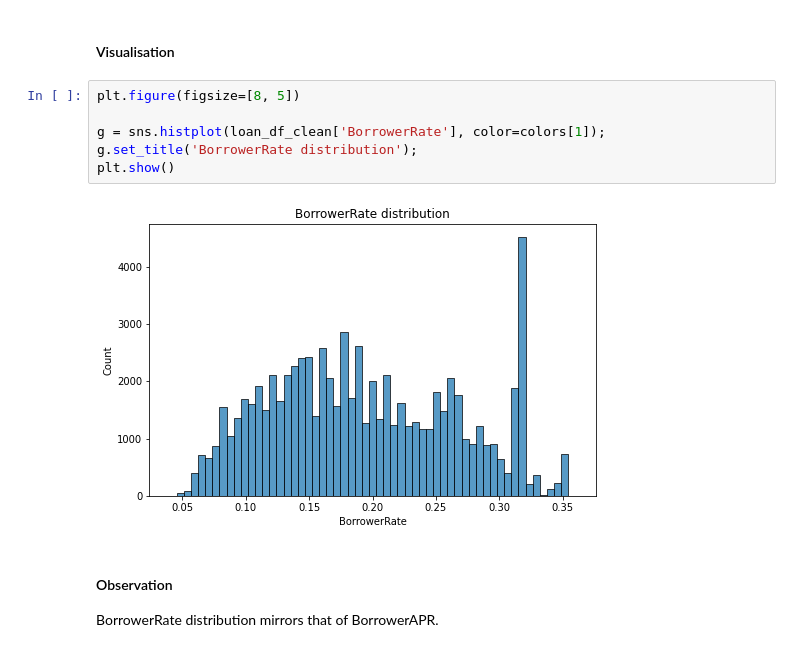
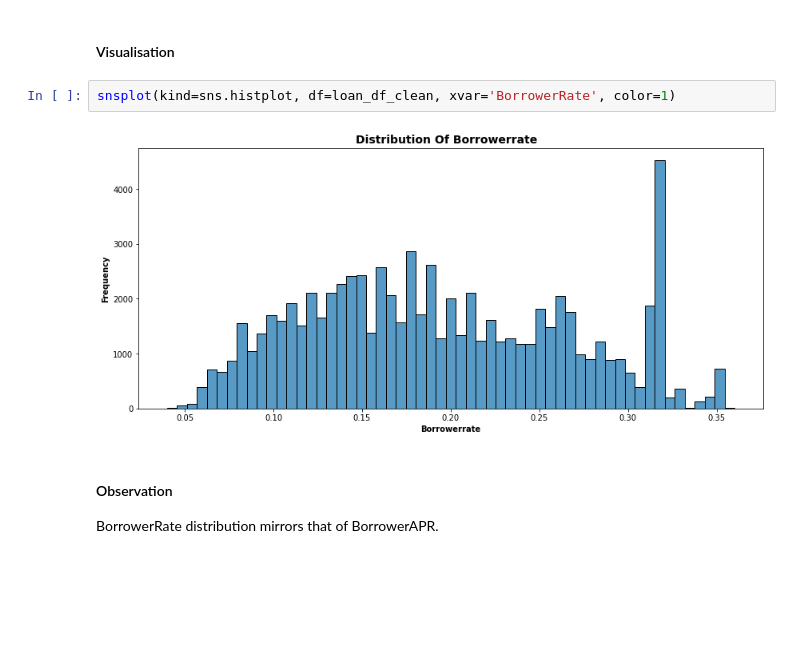
Before and after one commit to OsyTheDataGuy/Prosper-Loan-Dataset-Exploration-w-Data-Reporting-DAND-Project-3, a Jupyter notebook: Part_I_exploration.ipynb, the cells around one changed output. Cells and saved outputs as stored; diff of their text form; blank space fills up the shorter version.

```diff
--- a/Part_I_exploration.ipynb
+++ b/Part_I_exploration.ipynb
@@ -611,14 +626,10 @@ Most listings have BorrowAPR below 0.40
 ### Question: What is the distribution of `BorrowerRate`?
 # %% [markdown]
 #### Visualisation
-# %%
-plt.figure(figsize=[8, 5])
-
-g = sns.histplot(loan_df_clean['BorrowerRate'], color=colors[1]);
-g.set_title('BorrowerRate distribution');
-plt.show()
-# %% [output]
-[figure, removed]
+# %%
+snsplot(kind=sns.histplot, df=loan_df_clean, xvar='BorrowerRate', color=1)
+# %% [output]
+[figure, added]
 # %% [markdown]
 #### Observation
 BorrowerRate distribution mirrors that of BorrowerAPR.
```
Also changed, not shown: parts of 30 cells of this notebook, 3 other files.
